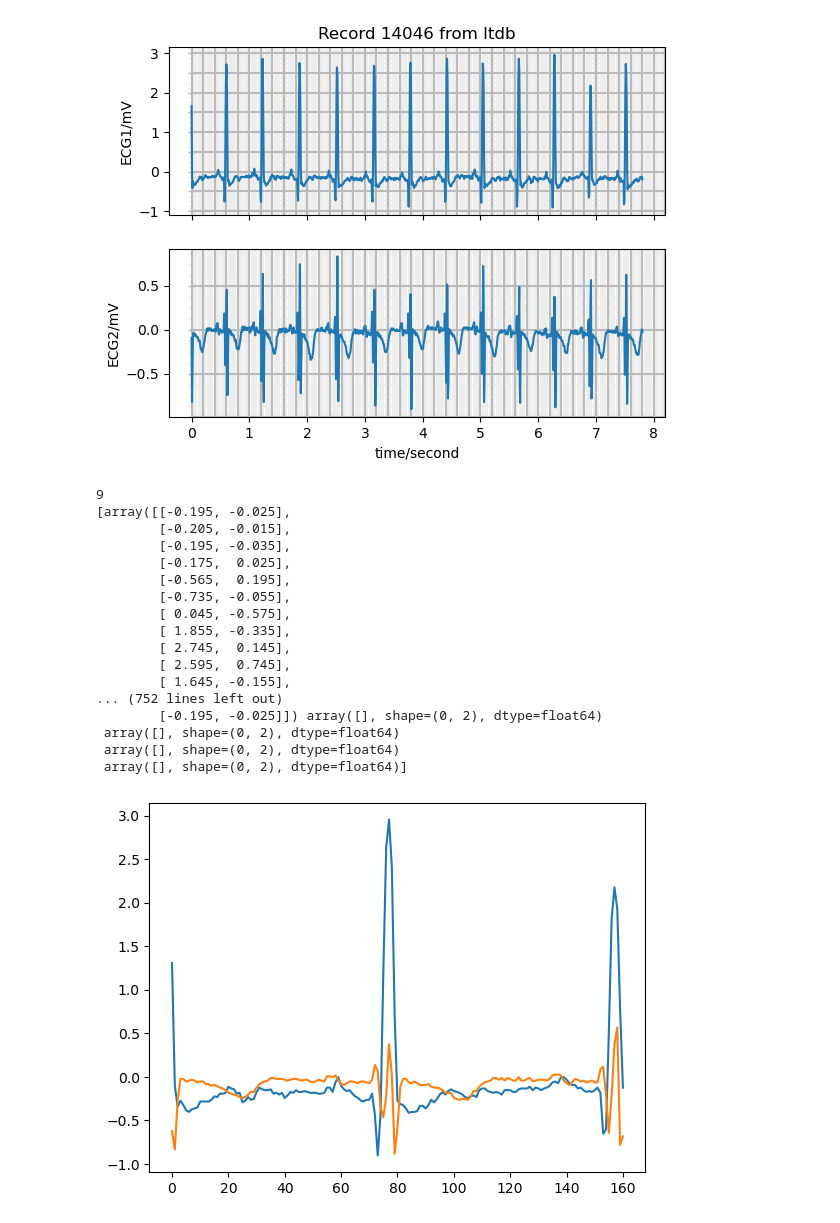
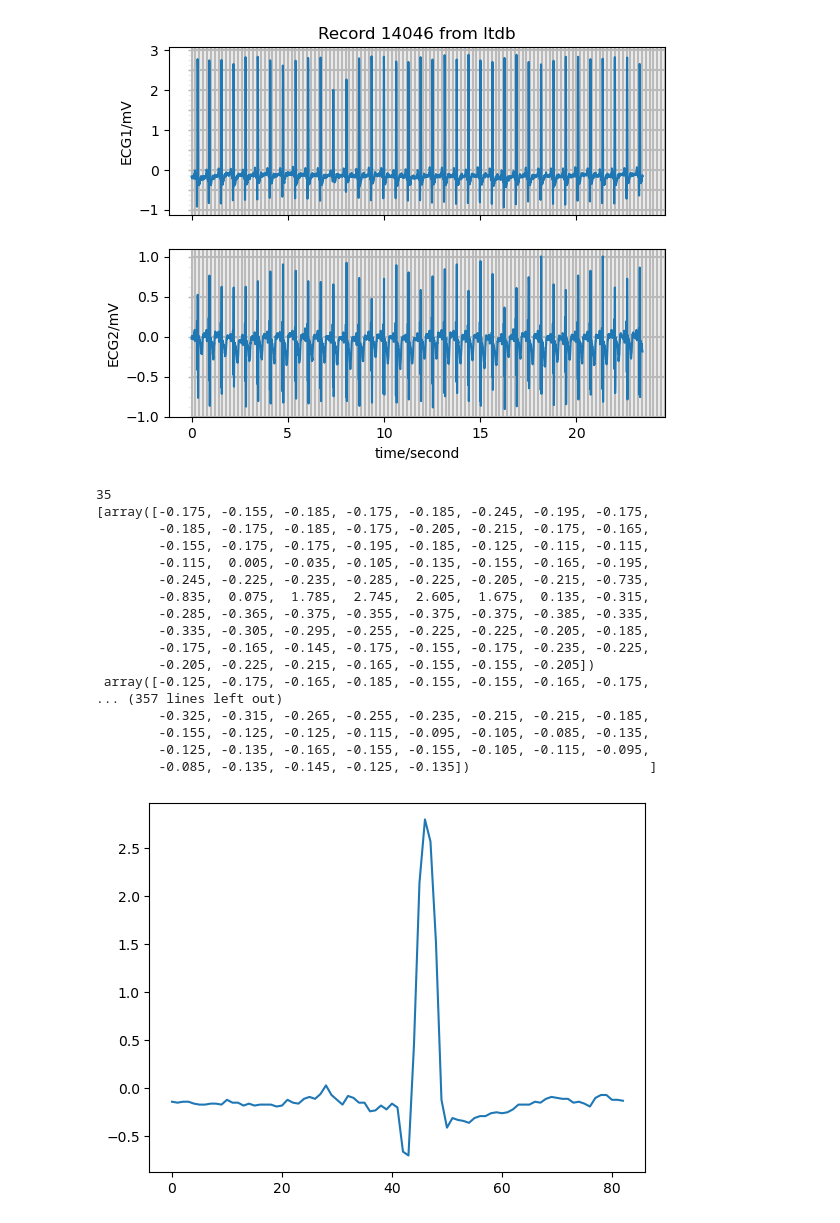
Before and after one commit to pap1rana/arrhythmia-detection, a Jupyter notebook: heartbeat-slicer.ipynb, the cells around one changed output. Drawn from its saved outputs; the diff is of its cells as text; code cells hidden in the pictures.

Commit message:
Fix heartbeat slicing

```diff
--- a/heartbeat-slicer.ipynb
+++ b/heartbeat-slicer.ipynb
@@ -9,7 +9,7 @@ class HeartbeatSlicer:
     def __init__(self, record):
         # self.record = wfdb.rdrecord(record_path)
         self.record = record
-        self.ecg_data = self.record.p_signal
+        self.ecg_data = self.record.p_signal[:, 0]
         self.sampling_rate = self.record.fs
         self.peak_indices = self.detect_peaks()
 
@@ -54,9 +54,11 @@ class HeartbeatSlicer:
 
             sequences.append(sequence)
 
+
+
         return np.array(sequences)
 # %%
-record = wfdb.rdrecord(record_name='data_original/nsrdb/1.0.0/16265', sampfrom=1000 ,sampto=2000)
+record = wfdb.rdrecord(record_name='data_original/nsrdb/1.0.0/16265', sampfrom=2000, sampto=5000)
 sliced = HeartbeatSlicer(record)
 # %%
 print(sliced.peak_indices)
@@ -71,37 +70,37 @@ array([ 151.        ,  329.2295099 ,  512.60064156,  698.97454499,
 # %%
 wfdb.plot_wfdb(record=record, title='Record 14046 from ltdb', ecg_grids='all')
 # %% [output]
-[figure, old version]
+[figure, new version]
 # %%
 heartbeats = sliced.slice_heartbeats()
 
 print(len(heartbeats))
 print(heartbeats)
 # %% [output]
-9
-[array([[-0.195, -0.025],
-        [-0.205, -0.015],
-        [-0.195, -0.035],
-        [-0.175,  0.025],
-        [-0.565,  0.195],
-        [-0.735, -0.055],
-        [ 0.045, -0.575],
-        [ 1.855, -0.335],
-        [ 2.745,  0.145],
-        [ 2.595,  0.745],
-        [ 1.645, -0.155],
-... (752 lines left out)
-        [-0.195, -0.025]]) array([], shape=(0, 2), dtype=float64)
- array([], shape=(0, 2), dtype=float64)
- array([], shape=(0, 2), dtype=float64)
- array([], shape=(0, 2), dtype=float64)]
+35
+[array([-0.175, -0.155, -0.185, -0.175, -0.185, -0.245, -0.195, -0.175,
+        -0.185, -0.175, -0.185, -0.175, -0.205, -0.215, -0.175, -0.165,
+        -0.155, -0.175, -0.175, -0.195, -0.185, -0.125, -0.115, -0.115,
+        -0.115,  0.005, -0.035, -0.105, -0.135, -0.155, -0.165, -0.195,
+        -0.245, -0.225, -0.235, -0.285, -0.225, -0.205, -0.215, -0.735,
+        -0.835,  0.075,  1.785,  2.745,  2.605,  1.675,  0.135, -0.315,
+        -0.285, -0.365, -0.375, -0.355, -0.375, -0.375, -0.385, -0.335,
+        -0.335, -0.305, -0.295, -0.255, -0.225, -0.225, -0.205, -0.185,
+        -0.175, -0.165, -0.145, -0.175, -0.155, -0.175, -0.235, -0.225,
+        -0.205, -0.225, -0.215, -0.165, -0.155, -0.155, -0.205])
+ array([-0.125, -0.175, -0.165, -0.185, -0.155, -0.155, -0.165, -0.175,
+... (357 lines left out)
+        -0.325, -0.315, -0.265, -0.255, -0.235, -0.215, -0.215, -0.185,
+        -0.155, -0.125, -0.125, -0.115, -0.095, -0.105, -0.085, -0.135,
+        -0.125, -0.135, -0.165, -0.155, -0.155, -0.105, -0.115, -0.095,
+        -0.085, -0.135, -0.145, -0.125, -0.135])                       ]
 # %%
 import matplotlib.pyplot as plt
 
-plt.plot(heartbeats[3])
+plt.plot(heartbeats[12])
 plt.show()
 # %% [output]
-[figure, old version]
+[figure, new version]
 # %%
 print(heartbeats)
 # %% [output]
```
Also changed, not shown: parts of 1 cell of this notebook.
